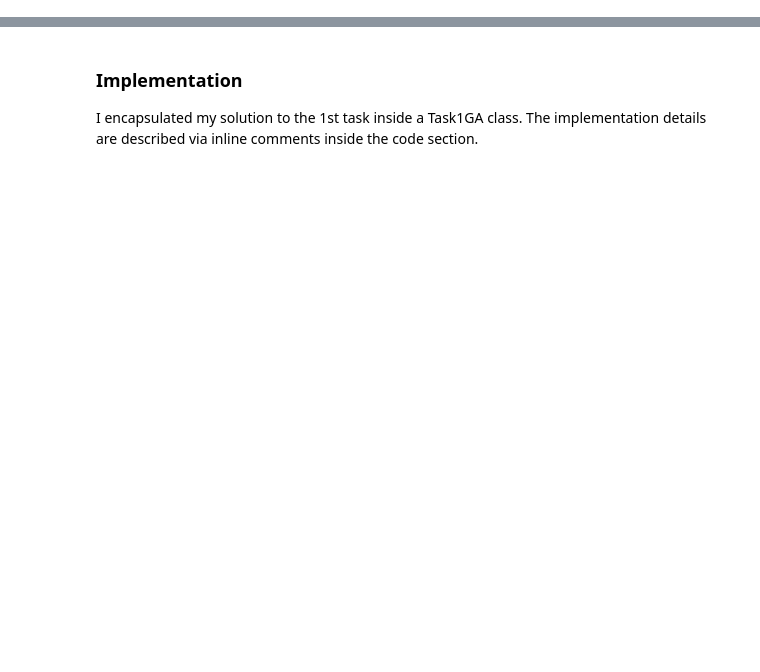
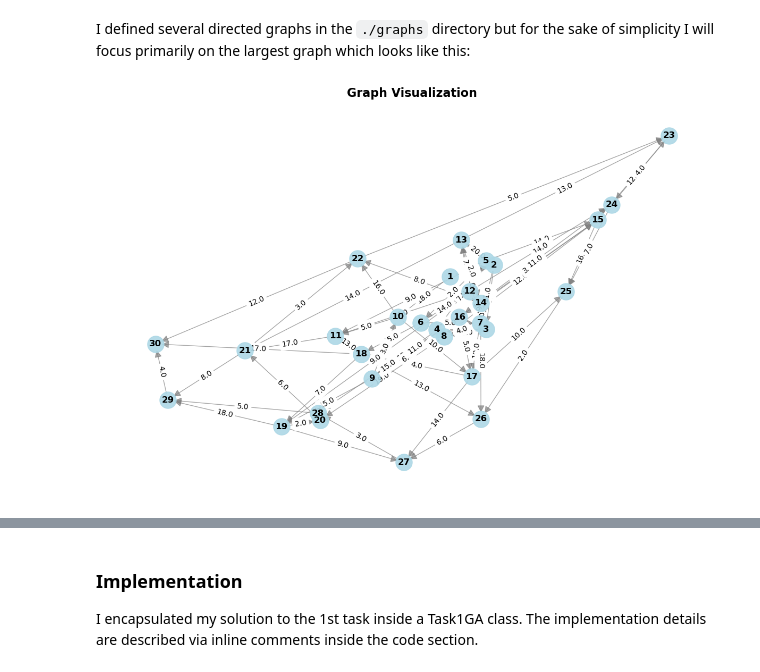
Before and after one commit to TimHrovat/fri-uni, a Jupyter notebook: year_3/IS/seminars/sem1/final.ipynb, the cells around one changed output, grey strips where cells are left out. Saved outputs shown, nothing was run; the diff lists cells and outputs as text; code cells hidden in the pictures; blank space fills up the shorter version.

```diff
--- a/year_3/IS/seminars/sem1/final.ipynb
+++ b/year_3/IS/seminars/sem1/final.ipynb
@@ -54,24 +56,19 @@ class GraphManager:
 
         return self.graph
 
-    def display(self, title: str = "Graph Visualization",
-            figsize: Tuple[int, int] = (12, 8),
-            show_weights: bool = True,
-            node_color: str = 'lightblue',
-            edge_color: str = 'gray') -> None:
-        plt.figure(figsize=figsize)
+    def display(self, title: str = "Graph Visualization") -> None:
+        plt.figure(figsize=(12, 8))
 
         pos = nx.spring_layout(self.graph, seed=42)
 
-        nx.draw_networkx_nodes(self.graph, pos, node_color=node_color,
+        nx.draw_networkx_nodes(self.graph, pos, node_color='lightblue',
                               node_size=500, alpha=0.9)
-        nx.draw_networkx_edges(self.graph, pos, edge_color=edge_color,
+        nx.draw_networkx_edges(self.graph, pos, edge_color='gray',
                               arrows=True, arrowsize=20, alpha=0.7)
         nx.draw_networkx_labels(self.graph, pos, font_size=12, font_weight='bold')
 
-        if show_weights:
-            edge_labels = nx.get_edge_attributes(self.graph, 'weight')
-            nx.draw_networkx_edge_labels(self.graph, pos, edge_labels, font_size=10)
+        edge_labels = nx.get_edge_attributes(self.graph, 'weight')
+        nx.draw_networkx_edge_labels(self.graph, pos, edge_labels, font_size=10)
 
         plt.title(title, fontsize=16, fontweight='bold')
         plt.axis('off')
@@ -86,3 +83,17 @@ class GraphManager:
             return path, distance
         except nx.NetworkXNoPath:
             return [], float('inf')
+# %% [markdown]
+I defined several directed graphs in the `./graphs` directory but for the sake of simplicity I will focus primarily on the largest graph which looks like this:
+# %%
+# This constant will be used to load the graph in all tasks
+GRAPH_FILE='graphs/large_graph.txt'
+
+def graph_display():
+    graph_manager = GraphManager()
+    graph_manager.read(GRAPH_FILE)
+    graph_manager.display()
+
+graph_display()
+# %% [output]
+[figure, added]
```
Also changed, not shown: parts of 9 cells of this notebook.
